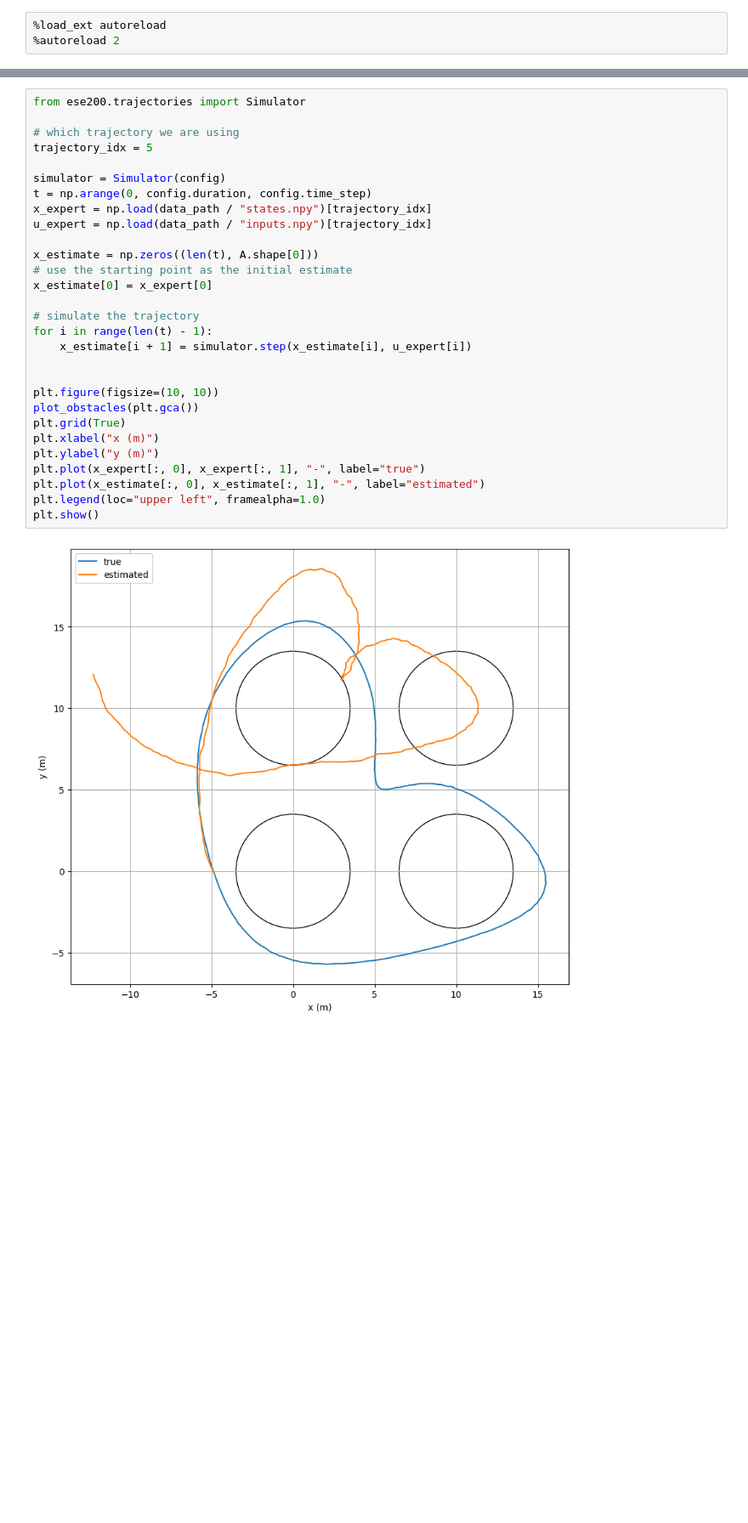
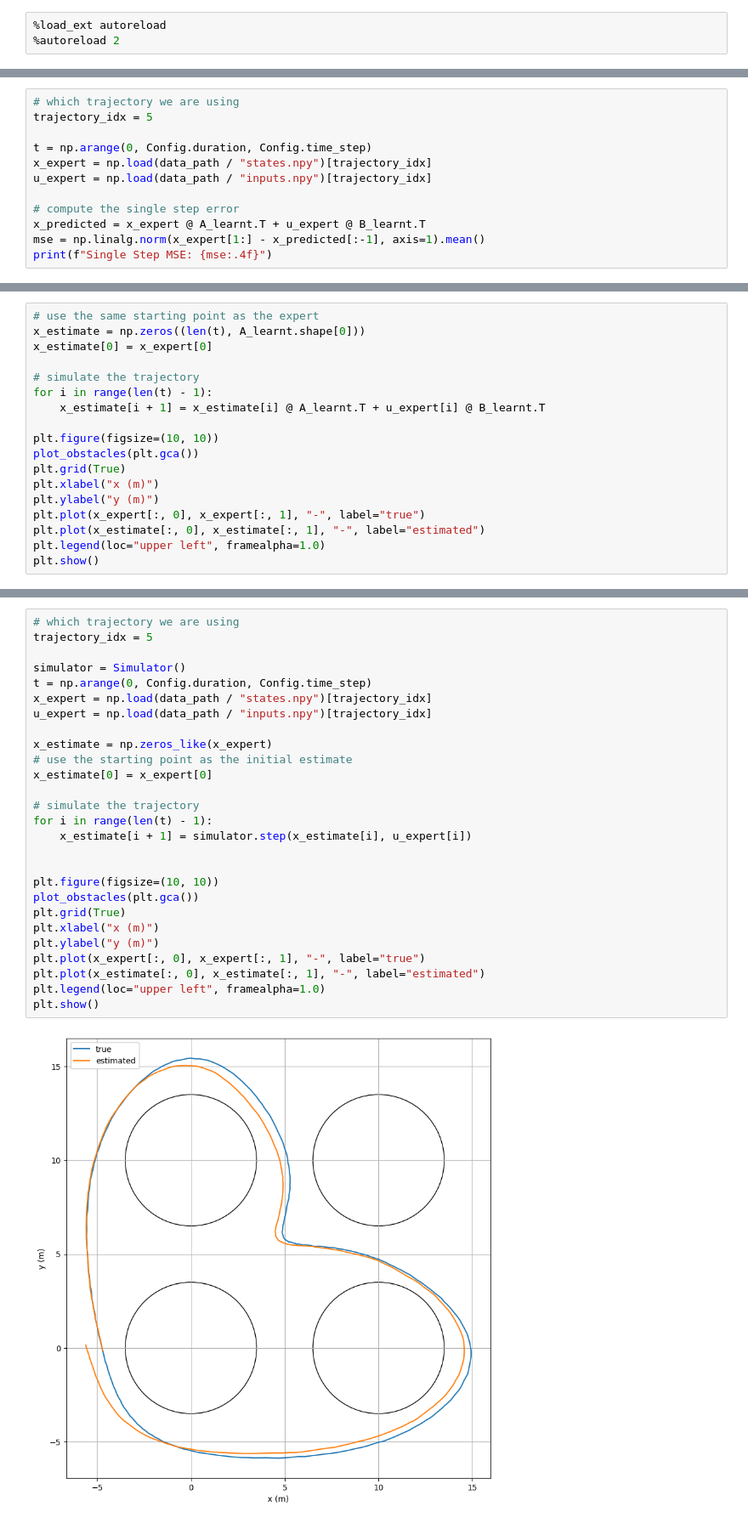
Before and after one commit to Damowerko/ese200, a Jupyter notebook: notebooks/linear_systems.ipynb, the cells around one changed output, grey strips where cells are left out. Shown at 85% size. Saved outputs shown, nothing was run; the diff lists cells and outputs as text; blank space fills up the shorter version.

```diff
--- a/notebooks/linear_systems.ipynb
+++ b/notebooks/linear_systems.ipynb
@@ -85,0 +137,12 @@ B =
+# %%
+# which trajectory we are using
+trajectory_idx = 5
+
+t = np.arange(0, Config.duration, Config.time_step)
+x_expert = np.load(data_path / "states.npy")[trajectory_idx]
+u_expert = np.load(data_path / "inputs.npy")[trajectory_idx]
+
+# compute the single step error
+x_predicted = x_expert @ A_learnt.T + u_expert @ B_learnt.T
+mse = np.linalg.norm(x_expert[1:] - x_predicted[:-1], axis=1).mean()
+print(f"Single Step MSE: {mse:.4f}")
@@ -85,0 +153,18 @@ B =
+# %%
+# use the same starting point as the expert
+x_estimate = np.zeros((len(t), A_learnt.shape[0]))
+x_estimate[0] = x_expert[0]
+
+# simulate the trajectory
+for i in range(len(t) - 1):
+    x_estimate[i + 1] = x_estimate[i] @ A_learnt.T + u_expert[i] @ B_learnt.T
+
+plt.figure(figsize=(10, 10))
+plot_obstacles(plt.gca())
+plt.grid(True)
+plt.xlabel("x (m)")
+plt.ylabel("y (m)")
+plt.plot(x_expert[:, 0], x_expert[:, 1], "-", label="true")
+plt.plot(x_estimate[:, 0], x_estimate[:, 1], "-", label="estimated")
+plt.legend(loc="upper left", framealpha=1.0)
+plt.show()
@@ -90,31 +181,29 @@ Let's try that. We implemented a `Simulator` class for you that you can use.
 # %%
-from ese200.trajectories import Simulator
-
 # which trajectory we are using
 trajectory_idx = 5
 
-simulator = Simulator(config)
-t = np.arange(0, config.duration, config.time_step)
+simulator = Simulator()
+t = np.arange(0, Config.duration, Config.time_step)
 x_expert = np.load(data_path / "states.npy")[trajectory_idx]
 u_expert = np.load(data_path / "inputs.npy")[trajectory_idx]
 
-x_estimate = np.zeros((len(t), A.shape[0]))
+x_estimate = np.zeros_like(x_expert)
 # use the starting point as the initial estimate
 x_estimate[0] = x_expert[0]
 
 # simulate the trajectory
 for i in range(len(t) - 1):
     x_estimate[i + 1] = simulator.step(x_estimate[i], u_expert[i])
 
 
 plt.figure(figsize=(10, 10))
 plot_obstacles(plt.gca())
 plt.grid(True)
 plt.xlabel("x (m)")
 plt.ylabel("y (m)")
 plt.plot(x_expert[:, 0], x_expert[:, 1], "-", label="true")
 plt.plot(x_estimate[:, 0], x_estimate[:, 1], "-", label="estimated")
 plt.legend(loc="upper left", framealpha=1.0)
 plt.show()
 # %% [output]
-[figure, old version]
+[figure, new version]
```
Also changed, not shown: parts of 22 cells of this notebook, 7 other files.
